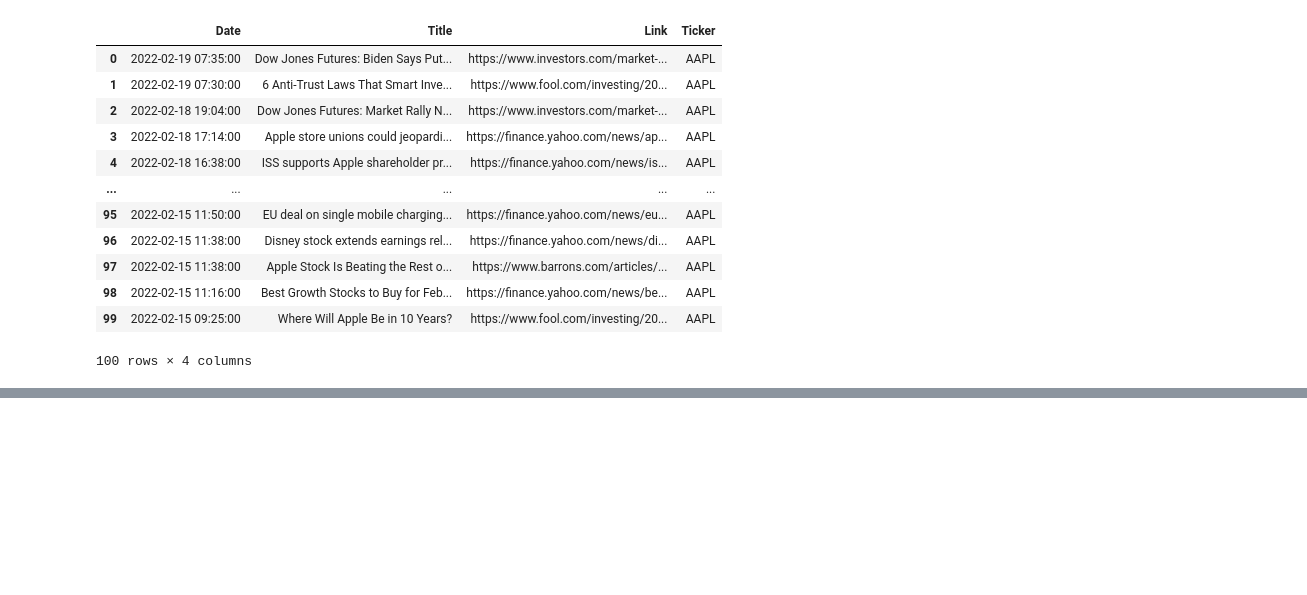
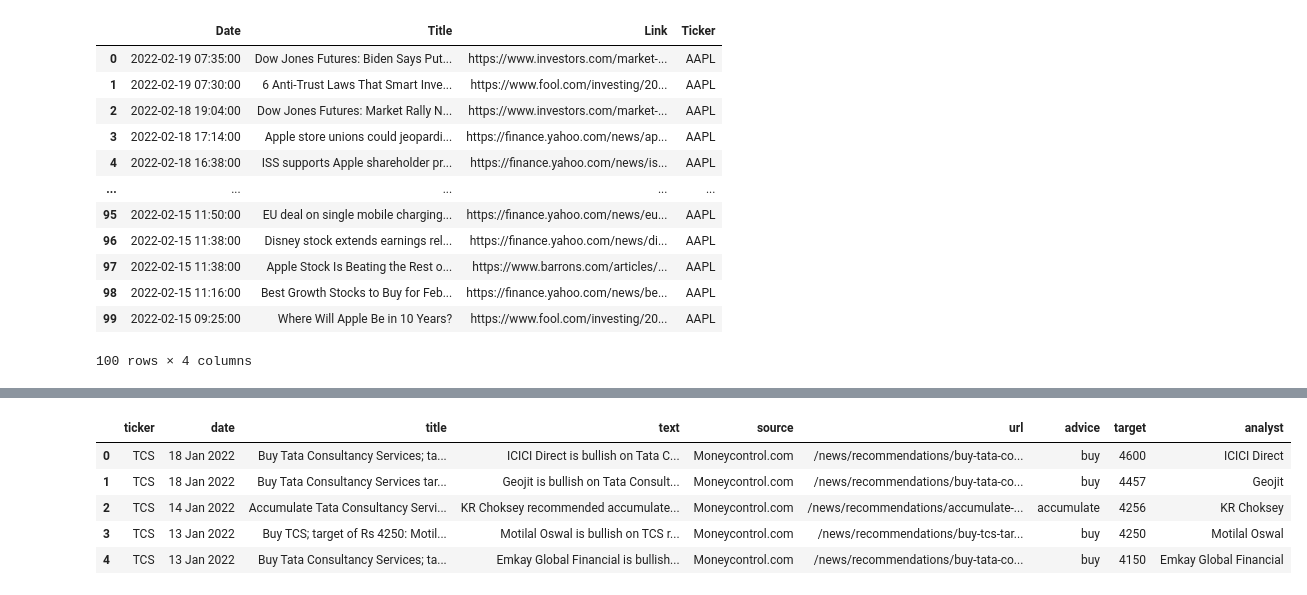
Before and after one commit to vivekjainmaiet/stockanalysis, a Jupyter notebook: notebooks/vivek_notebook.ipynb, the cells around one changed output, grey strips where cells are left out. Cells and saved outputs as stored; diff of their text form; code cells hidden in the pictures; blank space fills up the shorter version.

```diff
--- a/notebooks/vivek_notebook.ipynb
+++ b/notebooks/vivek_notebook.ipynb
@@ -425,0 +510,9 @@ get_fin_news()
+# %%
+recommendation_df.head()
+# %% [output]
+|  | ticker | date | title | text | source | url | advice | target | analyst |
+| 0 | TCS | 18 Jan 2022 | Buy Tata Consultancy Services; ta... | ICICI Direct is bullish on Tata C... | Moneycontrol.com | /news/recommendations/buy-tata-co... | buy | 4600 | ICICI Direct |
+| 1 | TCS | 18 Jan 2022 | Buy Tata Consultancy Services tar... | Geojit is bullish on Tata Consult... | Moneycontrol.com | /news/recommendations/buy-tata-co... | buy | 4457 | Geojit |
+| 2 | TCS | 14 Jan 2022 | Accumulate Tata Consultancy Servi... | KR Choksey recommended accumulate... | Moneycontrol.com | /news/recommendations/accumulate-... | accumulate | 4256 | KR Choksey |
+| 3 | TCS | 13 Jan 2022 | Buy TCS; target of Rs 4250: Motil... | Motilal Oswal is bullish on TCS r... | Moneycontrol.com | /news/recommendations/buy-tcs-tar... | buy | 4250 | Motilal Oswal |
+| 4 | TCS | 13 Jan 2022 | Buy Tata Consultancy Services; ta... | Emkay Global Financial is bullish... | Moneycontrol.com | /news/recommendations/buy-tata-co... | buy | 4150 | Emkay Global Financial |
```
Also changed, not shown: parts of 18 cells of this notebook, 6 other files.
